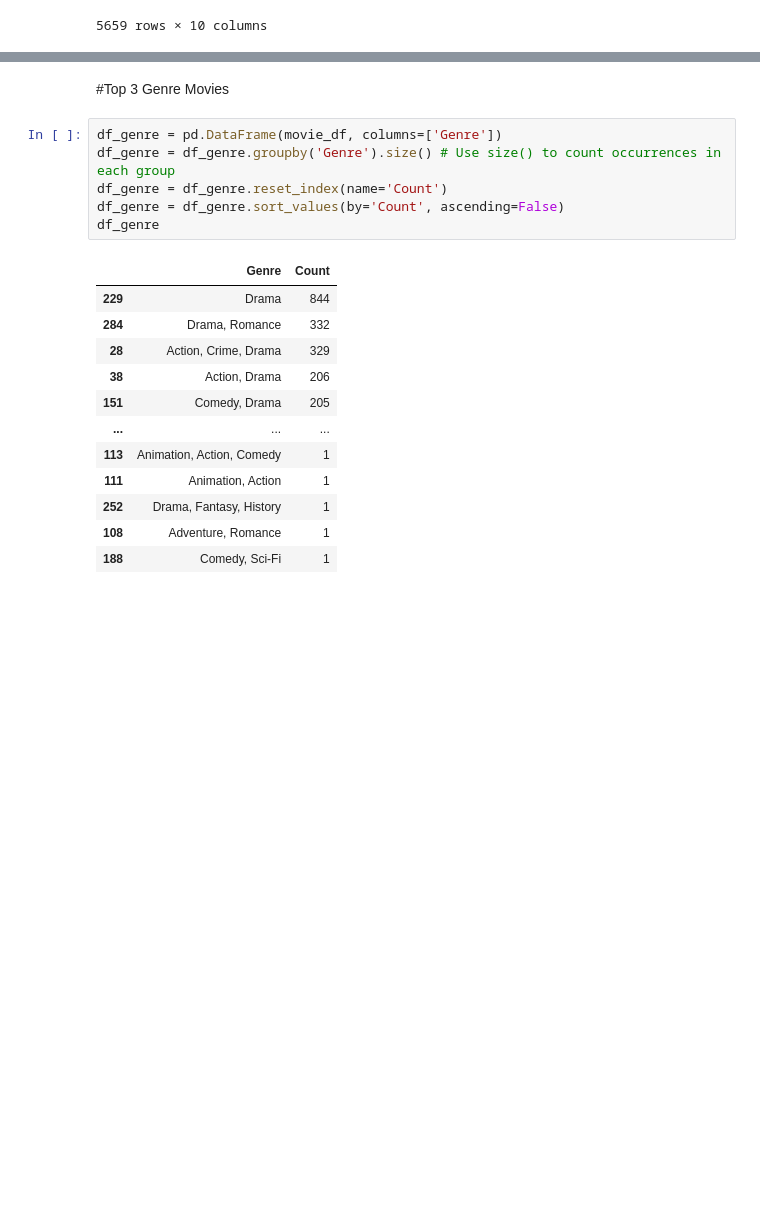
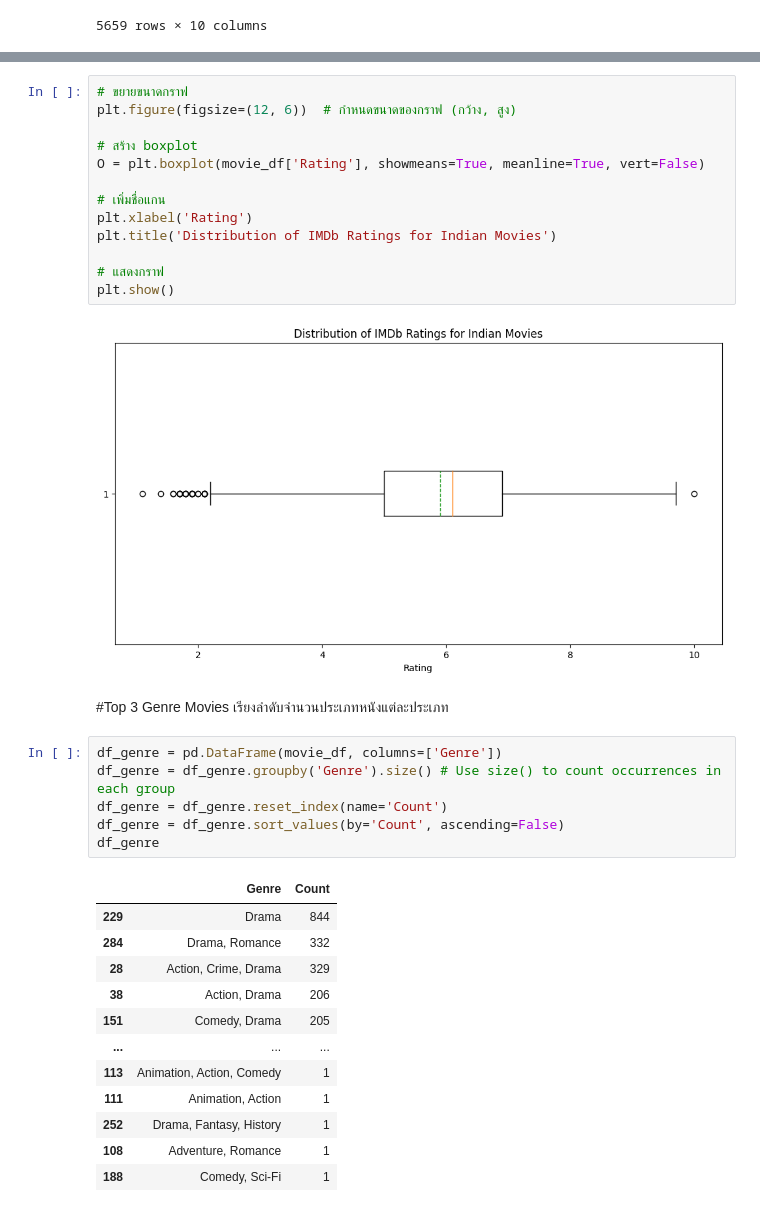
Before and after one commit to Natkitta252603/Python_dataviz2024, a Jupyter notebook: Visualize_Data_Distribution_(02)2024.ipynb, the cells around one changed output, grey strips where cells are left out. Cells and saved outputs as stored; diff of their text form; blank space fills up the shorter version.

```diff
--- a/Visualize_Data_Distribution_(02)2024.ipynb
+++ b/Visualize_Data_Distribution_(02)2024.ipynb
@@ -435,5 +418,21 @@ None
+# %%
+# ขยายขนาดกราฟ
+plt.figure(figsize=(12, 6))  # กำหนดขนาดของกราฟ (กว้าง, สูง)
+
+# สร้าง boxplot
+O = plt.boxplot(movie_df['Rating'], showmeans=True, meanline=True, vert=False)
+
+# เพิ่มชื่อแกน
+plt.xlabel('Rating')
+plt.title('Distribution of IMDb Ratings for Indian Movies')
+
+# แสดงกราฟ
+plt.show()
+# %% [output]
+[figure, added]
 # %% [markdown]
 #Top 3 Genre Movies
+เรียงลำดับจำนวนประเภทหนังแต่ละประเภท
 # %%
 df_genre = pd.DataFrame(movie_df, columns=['Genre'])
 df_genre = df_genre.groupby('Genre').size() # Use size() to count occurrences in each group
```
Also changed, not shown: parts of 17 cells of this notebook.
